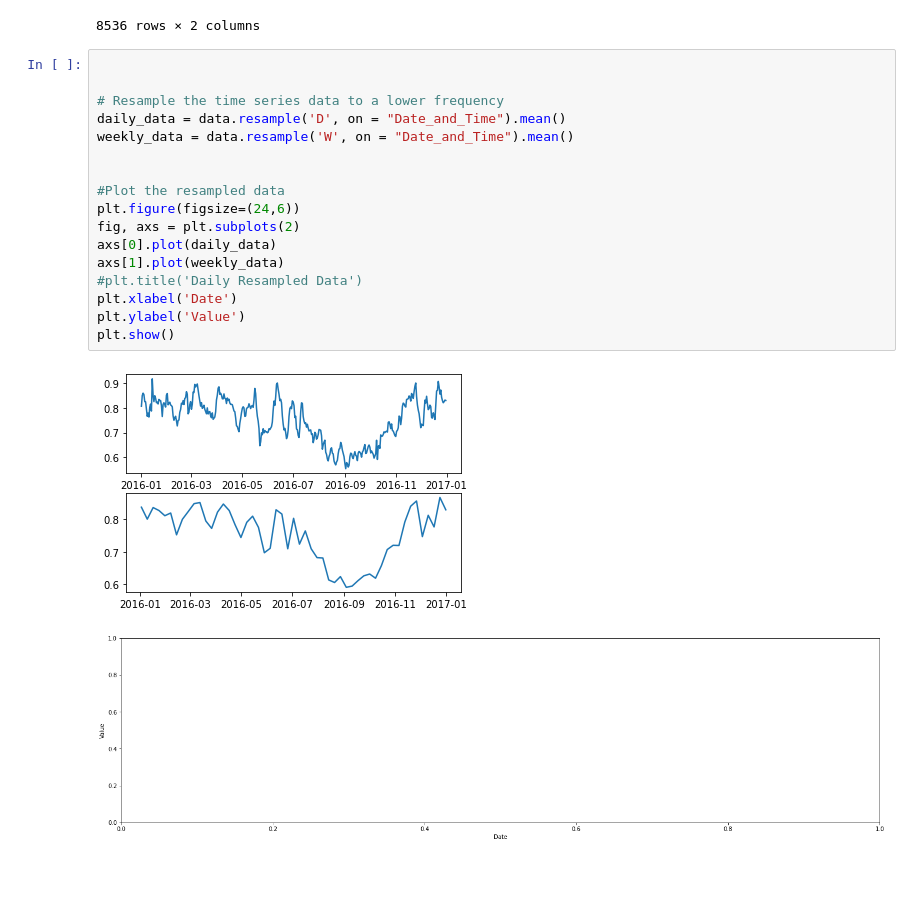
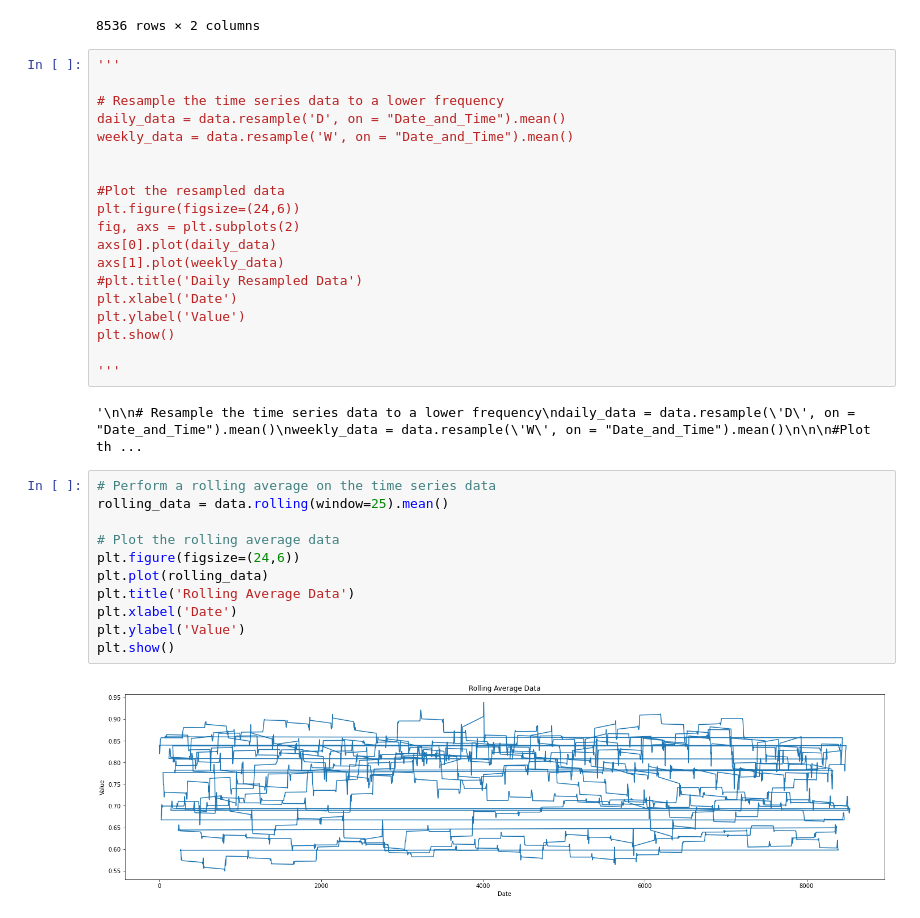
Before and after one commit to ravi19ved/tide-analysis, a Jupyter notebook: spectral-analysis/time_series_analysis.ipynb, the cells around one changed output. Cells and saved outputs as stored; diff of their text form; blank space fills up the shorter version.

```diff
--- a/spectral-analysis/time_series_analysis.ipynb
+++ b/spectral-analysis/time_series_analysis.ipynb
@@ -62,7 +62,7 @@ data
 | 8418 | 2016-12-31 23:00:00 | 1.127 |
 8536 rows × 2 columns
 # %%
-
+'''
 
 # Resample the time series data to a lower frequency
 daily_data = data.resample('D', on = "Date_and_Time").mean()
@@ -78,6 +78,20 @@ axs[1].plot(weekly_data)
 plt.xlabel('Date')
 plt.ylabel('Value')
 plt.show()
+
+'''
 # %% [output]
-[figure, removed]
-[figure, removed]
+'\n\n# Resample the time series data to a lower frequency\ndaily_data = data.resample(\'D\', on = "Date_and_Time").mean()\nweekly_data = data.resample(\'W\', on = "Date_and_Time").mean()\n\n\n#Plot th ...
+# %%
+# Perform a rolling average on the time series data
+rolling_data = data.rolling(window=25).mean()
+
+# Plot the rolling average data
+plt.figure(figsize=(24,6))
+plt.plot(rolling_data)
+plt.title('Rolling Average Data')
+plt.xlabel('Date')
+plt.ylabel('Value')
+plt.show()
+# %% [output]
+[figure, added]
```
Also changed, not shown: parts of 3 cells of this notebook.
